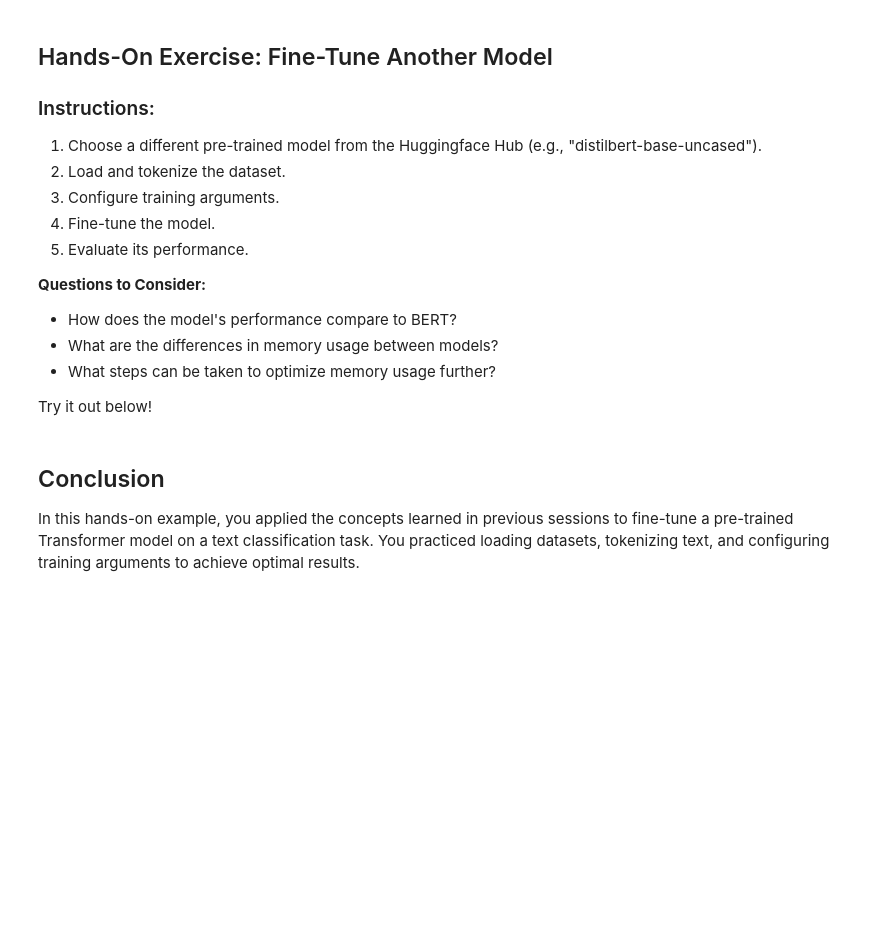
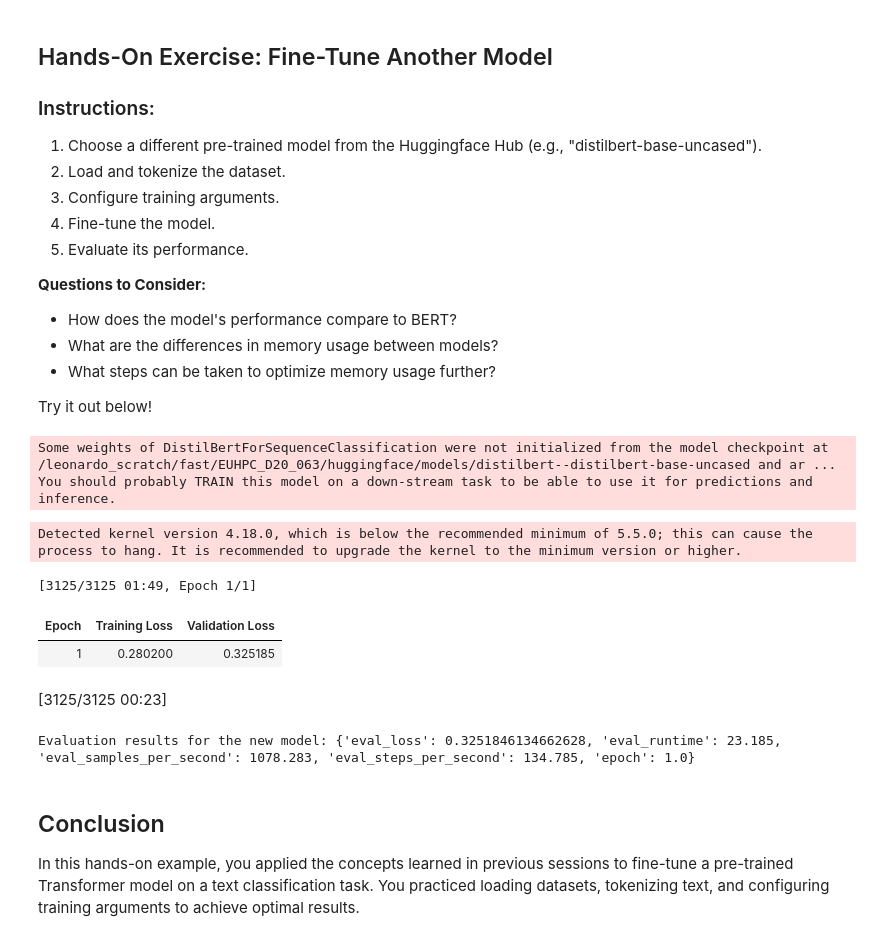
Before and after one commit to nabilshadman/llms-on-supercomputers, a Jupyter notebook: D1_05_Hands-on_1.ipynb, the cells around one changed output. Cells and saved outputs as stored; diff of their text form; code cells hidden in the pictures; blank space fills up the shorter version.

```diff
--- a/D1_05_Hands-on_1.ipynb
+++ b/D1_05_Hands-on_1.ipynb
@@ -118,38 +135,47 @@ Try it out below!
 # Step 1: Choose a different model
 model_dir = "/leonardo_scratch/fast/EUHPC_D20_063/huggingface/models/distilbert--distilbert-base-uncased"  # Change to any other pre-trained model
 tokenizer = AutoTokenizer.from_pretrained(model_dir)
-model = AutoModelForSequenceClassification.from_pretrained(model_name, num_labels=2)
+model = AutoModelForSequenceClassification.from_pretrained(model_dir, num_labels=2)
 
 # Step 2: Tokenize the dataset
 tokenized_datasets = dataset.map(tokenize_function, batched=True)
 tokenized_datasets.set_format(type='torch', columns=['input_ids', 'attention_mask', 'label'])
 
 # Step 3: Configure training arguments
 training_args = TrainingArguments(
     output_dir="./results",
-    evaluation_strategy="epoch",
+    eval_strategy="epoch",
     per_device_train_batch_size=8,
     per_device_eval_batch_size=8,
     num_train_epochs=1,
     logging_dir="./logs",
     logging_steps=10,
     report_to="none",
 )
 
 # Step 4: Fine-tune the model
 trainer = Trainer(
     model=model,
     args=training_args,
     train_dataset=tokenized_datasets['train'],
     eval_dataset=tokenized_datasets['test']
 )
 
 trainer.train()
 
 # Step 5: Evaluate the model
 eval_results = trainer.evaluate()
 
 print("Evaluation results for the new model:", eval_results)
+# %% [output]
+Some weights of DistilBertForSequenceClassification were not initialized from the model checkpoint at /leonardo_scratch/fast/EUHPC_D20_063/huggingface/models/distilbert--distilbert-base-uncased and ar ...
+You should probably TRAIN this model on a down-stream task to be able to use it for predictions and inference.
+Detected kernel version 4.18.0, which is below the recommended minimum of 5.5.0; this can cause the process to hang. It is recommended to upgrade the kernel to the minimum version or higher.
+[3125/3125 01:49, Epoch 1/1]
+| Epoch | Training Loss | Validation Loss |
+| 1 | 0.280200 | 0.325185 |
+[3125/3125 00:23]
+Evaluation results for the new model: {'eval_loss': 0.3251846134662628, 'eval_runtime': 23.185, 'eval_samples_per_second': 1078.283, 'eval_steps_per_second': 134.785, 'epoch': 1.0}
 # %% [markdown]
 ## Conclusion
 
```
Also changed, not shown: parts of 7 cells of this notebook, 4 other files.
